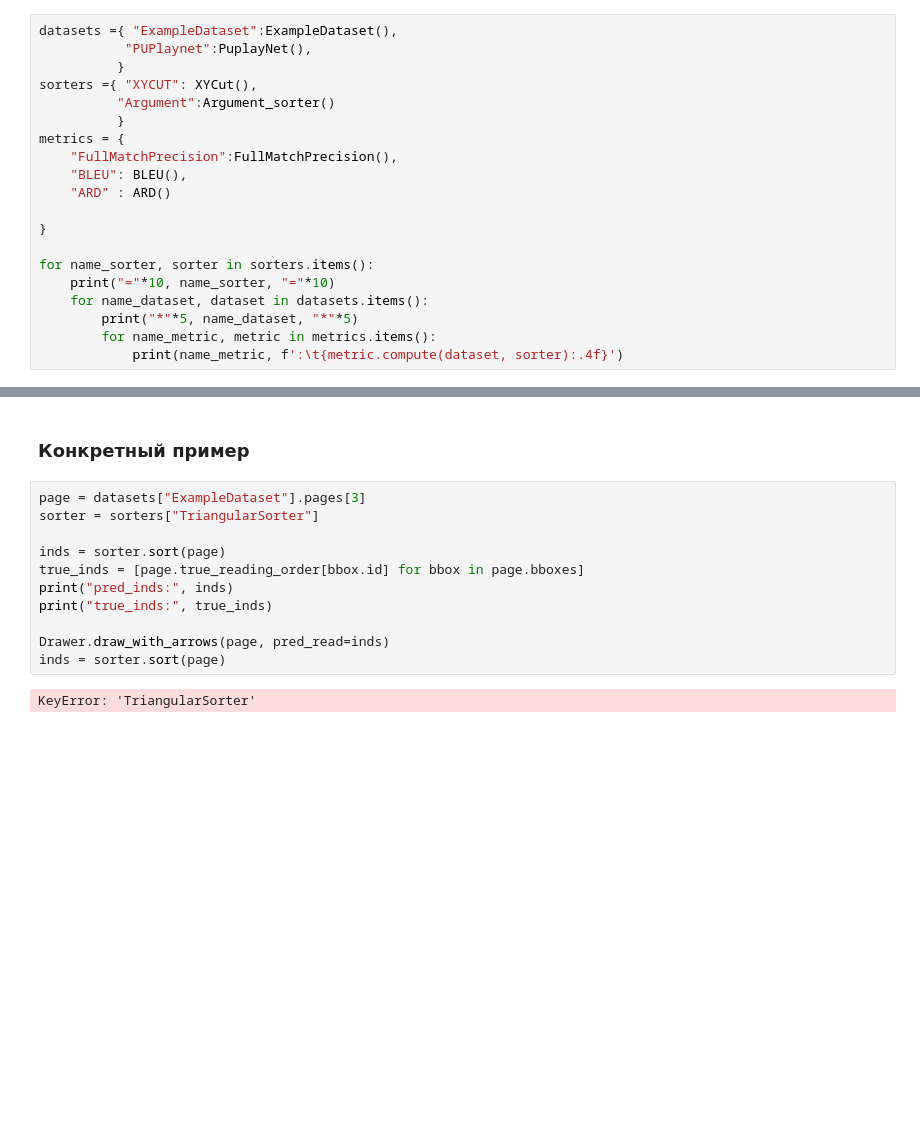
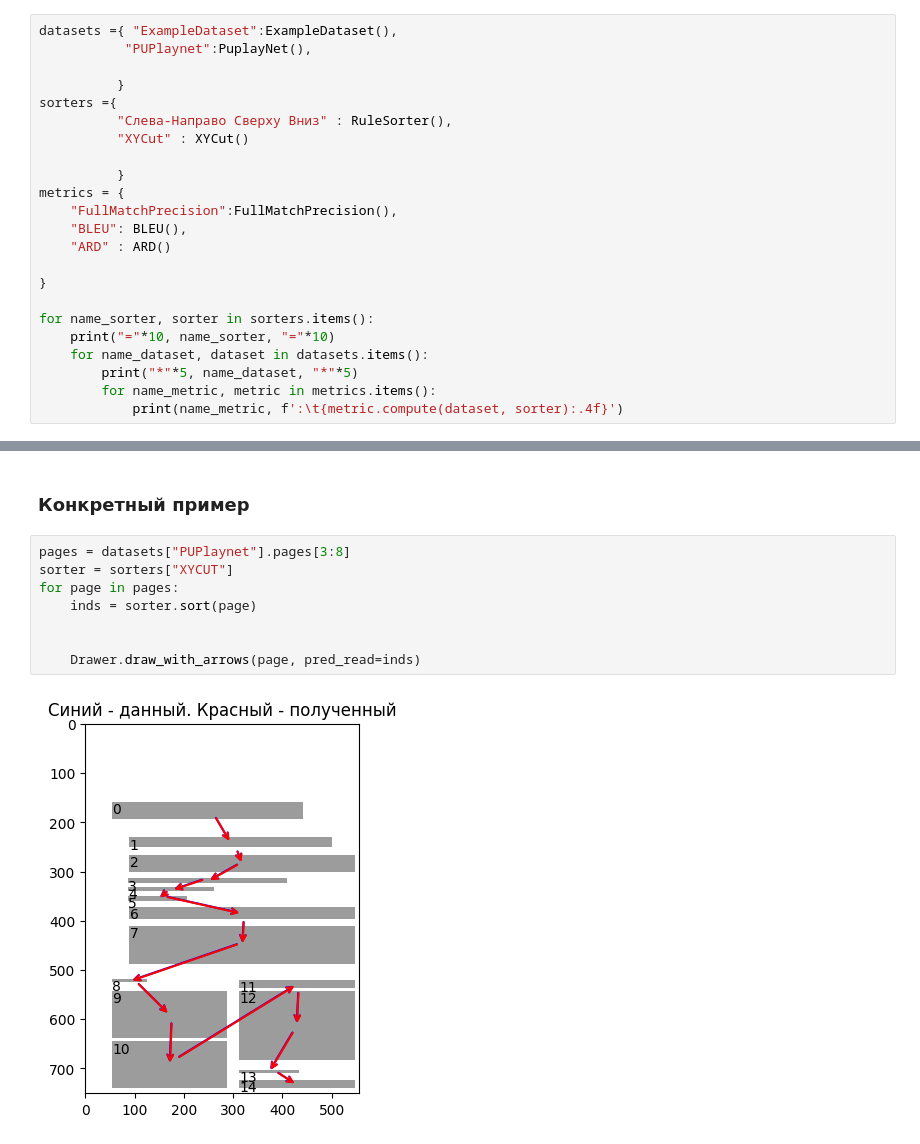
Before and after one commit to YRL-AIDA/ReadingOrderDetection, a Jupyter notebook: main.ipynb, the cells around one changed output, grey strips where cells are left out. Drawn from its saved outputs; the diff is of its cells as text; blank space fills up the shorter version.

```diff
--- a/main.ipynb
+++ b/main.ipynb
@@ -32,9 +10,12 @@ current_names
 # %%
 datasets ={ "ExampleDataset":ExampleDataset(),
            "PUPlaynet":PuplayNet(),
+
           }
-sorters ={ "XYCUT": XYCut(),
-          "Argument":Argument_sorter()
+sorters ={
+          "Слева-Направо Сверху Вниз" : RuleSorter(),
+          "XYCut" : XYCut()
+
           }
 metrics = {
     "FullMatchPrecision":FullMatchPrecision(),
@@ -70,15 +50,12 @@ KeyboardInterrupt:
 # %% [markdown]
 ### Конкретный пример
 # %%
-page = datasets["ExampleDataset"].pages[3]
-sorter = sorters["TriangularSorter"]
+pages = datasets["PUPlaynet"].pages[3:8]
+sorter = sorters["XYCUT"]
+for page in pages:
+    inds = sorter.sort(page)
 
-inds = sorter.sort(page)
-true_inds = [page.true_reading_order[bbox.id] for bbox in page.bboxes]
-print("pred_inds:", inds)
-print("true_inds:", true_inds)
 
-Drawer.draw_with_arrows(page, pred_read=inds)
-inds = sorter.sort(page)
+    Drawer.draw_with_arrows(page, pred_read=inds)
 # %% [output]
-KeyError: 'TriangularSorter'
+[figure, added]
```
Also changed, not shown: parts of 3 cells of this notebook, 4 other files.
